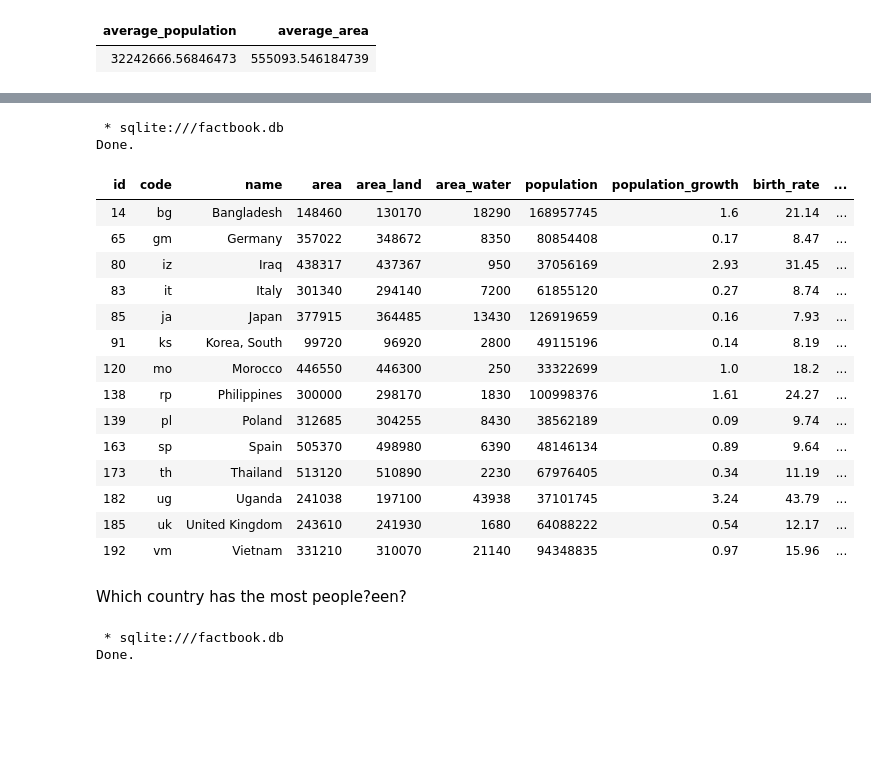
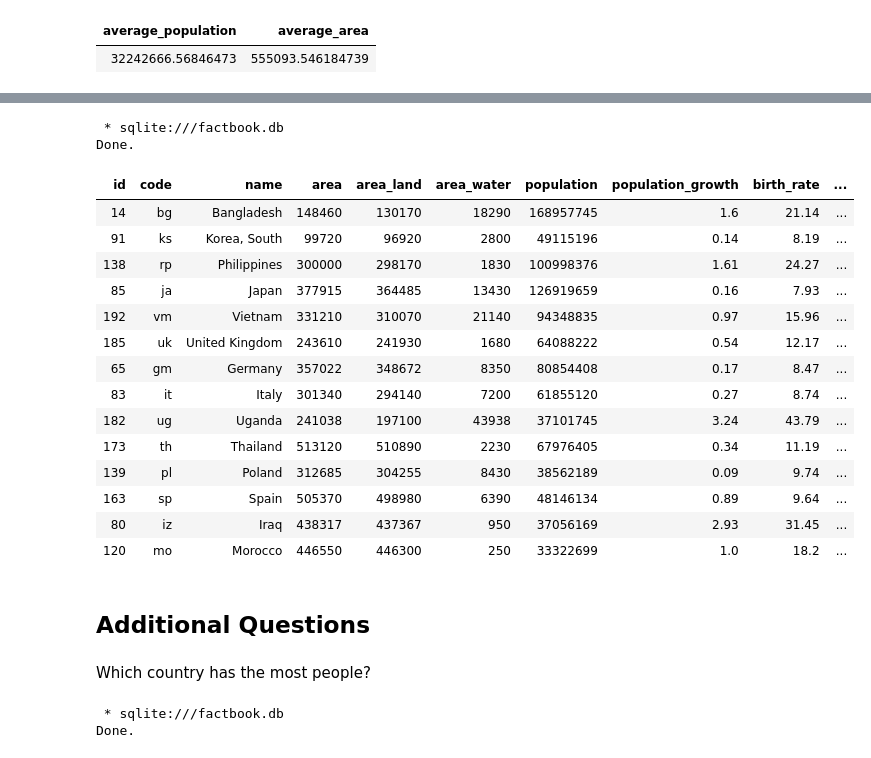
Before and after one commit to aolives/Analyzing-CIA-Factbook-Data, a Jupyter notebook: Analyzing CIA Factbook Data Using SQL.ipynb, the cells around one changed output, grey strips where cells are left out. Drawn from its saved outputs; the diff is of its cells as text; code cells hidden in the pictures; blank space fills up the shorter version.

```diff
--- a/Analyzing CIA Factbook Data Using SQL.ipynb
+++ b/Analyzing CIA Factbook Data Using SQL.ipynb
@@ -90,33 +162,36 @@ Done.
 # %%
 %%sql
 SELECT *
   FROM facts
  WHERE population > (SELECT AVG(population)
                        FROM facts
                       WHERE name != 'World')
    AND area < (SELECT AVG(area)
                  FROM facts
-                WHERE name != 'World');
+                WHERE name != 'World')
+ ORDER BY (population * 1.0) / area DESC;
 # %% [output]
  * sqlite:///factbook.db
 Done.
 | id | code | name | area | area_land | area_water | population | population_growth | birth_rate | ... |
 | 14 | bg | Bangladesh | 148460 | 130170 | 18290 | 168957745 | 1.6 | 21.14 | ... |
+| 91 | ks | Korea, South | 99720 | 96920 | 2800 | 49115196 | 0.14 | 8.19 | ... |
+| 138 | rp | Philippines | 300000 | 298170 | 1830 | 100998376 | 1.61 | 24.27 | ... |
+| 85 | ja | Japan | 377915 | 364485 | 13430 | 126919659 | 0.16 | 7.93 | ... |
+| 192 | vm | Vietnam | 331210 | 310070 | 21140 | 94348835 | 0.97 | 15.96 | ... |
+| 185 | uk | United Kingdom | 243610 | 241930 | 1680 | 64088222 | 0.54 | 12.17 | ... |
 | 65 | gm | Germany | 357022 | 348672 | 8350 | 80854408 | 0.17 | 8.47 | ... |
-| 80 | iz | Iraq | 438317 | 437367 | 950 | 37056169 | 2.93 | 31.45 | ... |
 | 83 | it | Italy | 301340 | 294140 | 7200 | 61855120 | 0.27 | 8.74 | ... |
-| 85 | ja | Japan | 377915 | 364485 | 13430 | 126919659 | 0.16 | 7.93 | ... |
-| 91 | ks | Korea, South | 99720 | 96920 | 2800 | 49115196 | 0.14 | 8.19 | ... |
-| 120 | mo | Morocco | 446550 | 446300 | 250 | 33322699 | 1.0 | 18.2 | ... |
-| 138 | rp | Philippines | 300000 | 298170 | 1830 | 100998376 | 1.61 | 24.27 | ... |
+| 182 | ug | Uganda | 241038 | 197100 | 43938 | 37101745 | 3.24 | 43.79 | ... |
+| 173 | th | Thailand | 513120 | 510890 | 2230 | 67976405 | 0.34 | 11.19 | ... |
 | 139 | pl | Poland | 312685 | 304255 | 8430 | 38562189 | 0.09 | 9.74 | ... |
 | 163 | sp | Spain | 505370 | 498980 | 6390 | 48146134 | 0.89 | 9.64 | ... |
-| 173 | th | Thailand | 513120 | 510890 | 2230 | 67976405 | 0.34 | 11.19 | ... |
-| 182 | ug | Uganda | 241038 | 197100 | 43938 | 37101745 | 3.24 | 43.79 | ... |
-| 185 | uk | United Kingdom | 243610 | 241930 | 1680 | 64088222 | 0.54 | 12.17 | ... |
-| 192 | vm | Vietnam | 331210 | 310070 | 21140 | 94348835 | 0.97 | 15.96 | ... |
+| 80 | iz | Iraq | 438317 | 437367 | 950 | 37056169 | 2.93 | 31.45 | ... |
+| 120 | mo | Morocco | 446550 | 446300 | 250 | 33322699 | 1.0 | 18.2 | ... |
+# %% [markdown]
+## Additional Questions
 # %% [markdown]
-Which country has the most people?een?
+Which country has the most people?
 # %%
 %%sql
 SELECT *
```
Also changed, not shown: parts of 22 cells of this notebook.
